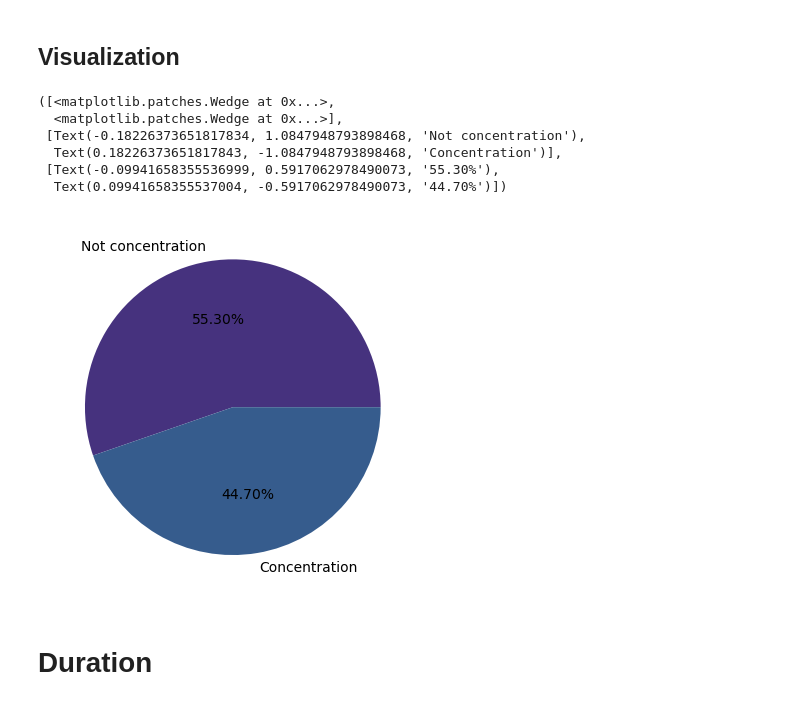
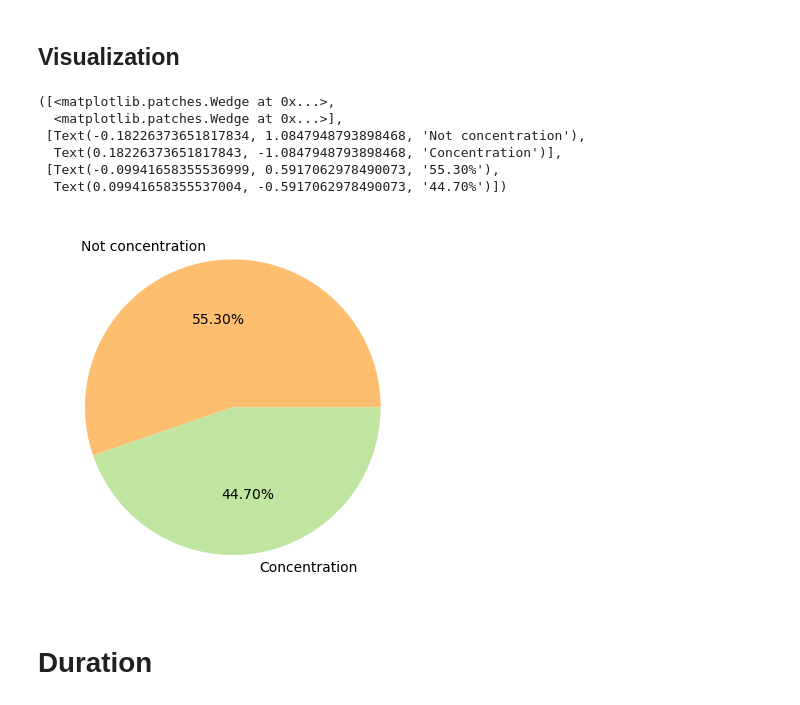
Before and after one commit to TheDataRogue/dnd-5e-spells, a Jupyter notebook: analysis/spells_analysis.ipynb, the cells around one changed output. Saved outputs shown, nothing was run; the diff lists cells and outputs as text; code cells hidden in the pictures.

```diff
--- a/analysis/spells_analysis.ipynb
+++ b/analysis/spells_analysis.ipynb
@@ -15,7 +15,8 @@ from classes_function import class_spells
 # %% [markdown]
 # Setting the color palette with Seaborn
 # %%
-colors = sns.color_palette("viridis")
+colors = sns.color_palette("viridis",n_colors=13)
+two_colors = sns.color_palette("Spectral",n_colors=2)
 # %% [markdown]
 # Importing the data and ordering the dataset alphabetically
 # %%
@@ -1660,15 +1662,15 @@ Name: concentration, dtype: int64
 # %%
 c_labels = ["Not concentration", "Concentration"]
 
-plt.pie(concentration, labels=c_labels, colors=colors, autopct='%1.2f%%')
+plt.pie(concentration, labels=c_labels, colors=two_colors, autopct='%1.2f%%')
 # %% [output]
 ([<matplotlib.patches.Wedge at 0x...>,
   <matplotlib.patches.Wedge at 0x...>],
  [Text(-0.18226373651817834, 1.0847948793898468, 'Not concentration'),
   Text(0.18226373651817843, -1.0847948793898468, 'Concentration')],
  [Text(-0.09941658355536999, 0.5917062978490073, '55.30%'),
   Text(0.09941658355537004, -0.5917062978490073, '44.70%')])
-[figure, old version]
+[figure, new version]
 # %% [markdown]
 # Duration
 # %% [markdown]
```
Also changed, not shown: parts of 14 cells of this notebook.
